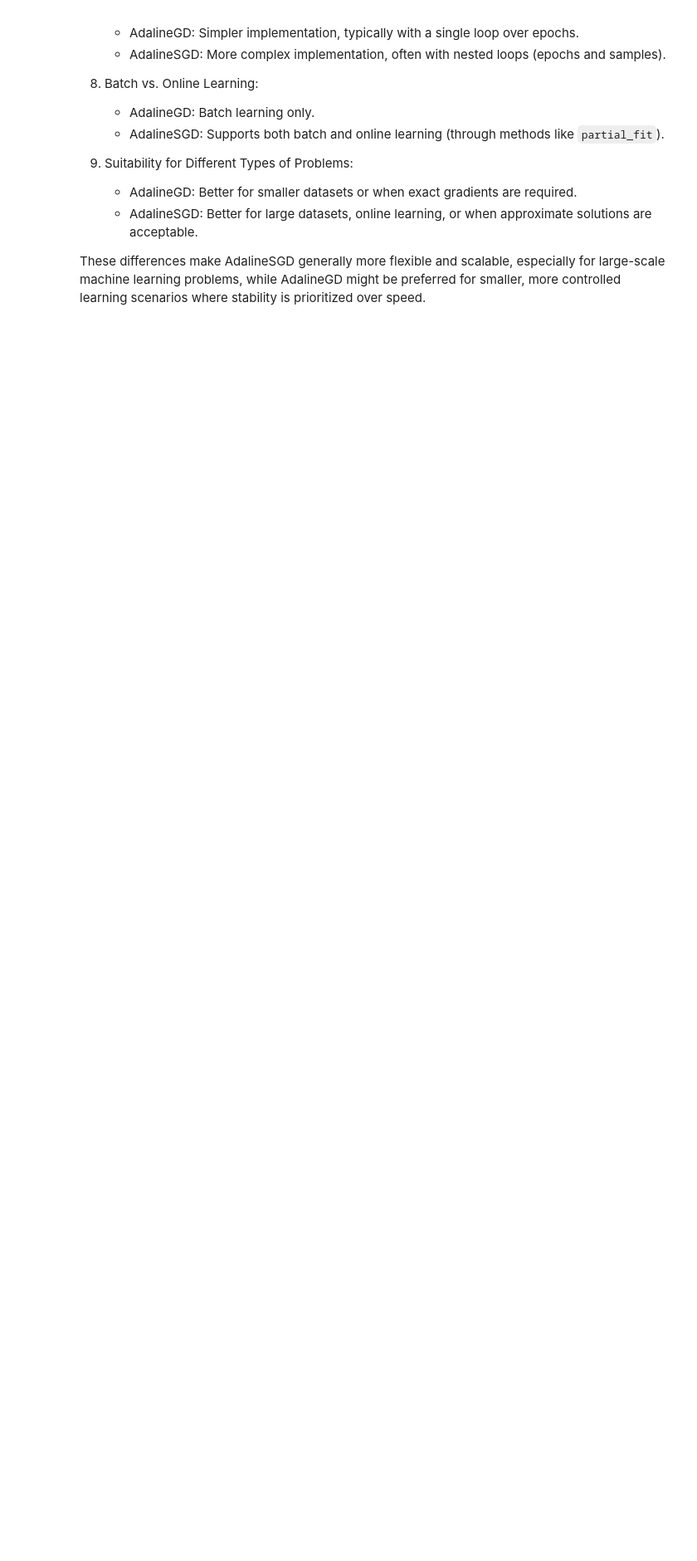
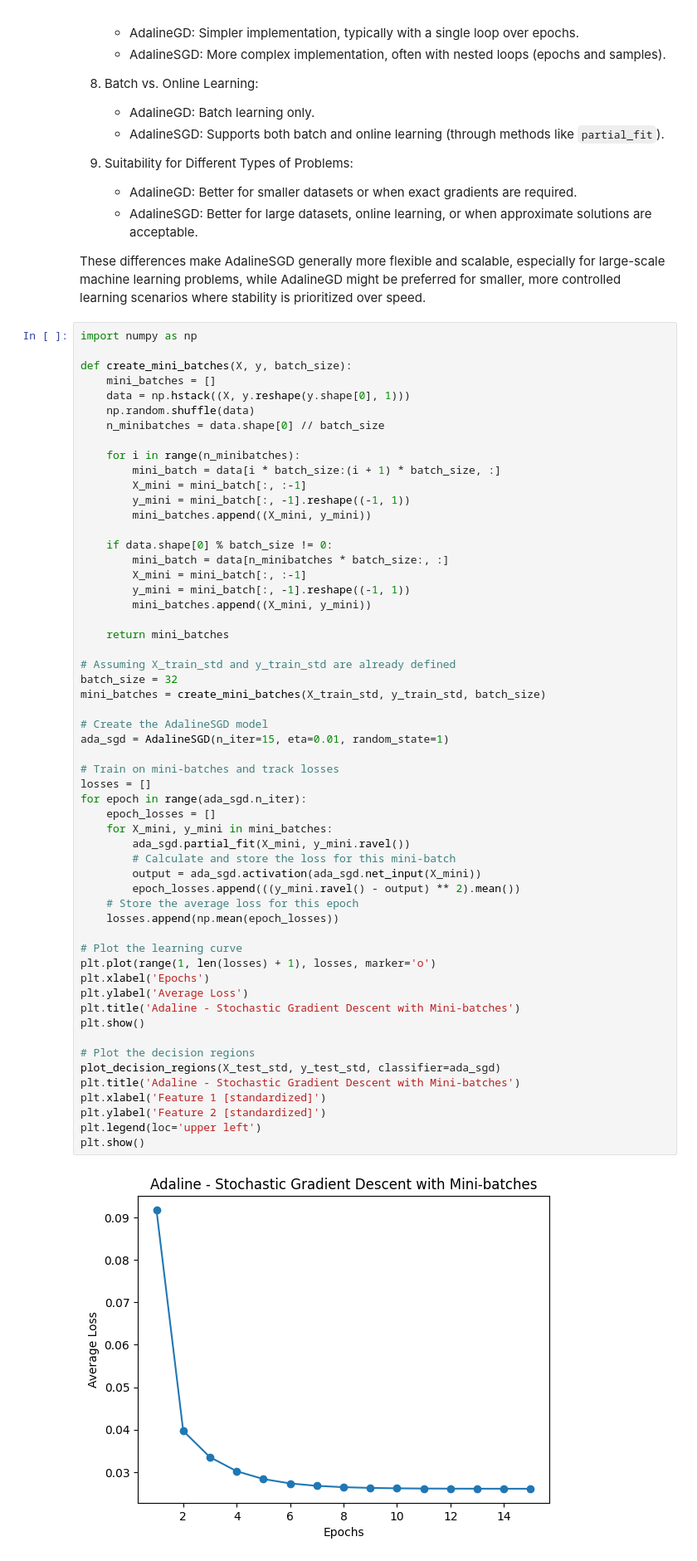
Before and after one commit to hieundx/ML-pytorch-sklearn, a Jupyter notebook: chapter 2/perceptron.ipynb, the cells around one changed output. Shown at 83% size. Cells and saved outputs as stored; diff of their text form; blank space fills up the shorter version.

Commit message:
mini batches gradient descent example

```diff
--- a/chapter 2/perceptron.ipynb
+++ b/chapter 2/perceptron.ipynb
@@ -387,3 +387,61 @@ The main differences between Adaline with Gradient Descent (GD) and Adaline with
    - AdalineSGD: Better for large datasets, online learning, or when approximate solutions are acceptable.
 
 These differences make AdalineSGD generally more flexible and scalable, especially for large-scale machine learning problems, while AdalineGD might be preferred for smaller, more controlled learning scenarios where stability is prioritized over speed.
+# %%
+import numpy as np
+
+def create_mini_batches(X, y, batch_size):
+    mini_batches = []
+    data = np.hstack((X, y.reshape(y.shape[0], 1)))
+    np.random.shuffle(data)
+    n_minibatches = data.shape[0] // batch_size
+
+    for i in range(n_minibatches):
+        mini_batch = data[i * batch_size:(i + 1) * batch_size, :]
+        X_mini = mini_batch[:, :-1]
+        y_mini = mini_batch[:, -1].reshape((-1, 1))
+        mini_batches.append((X_mini, y_mini))
+
+    if data.shape[0] % batch_size != 0:
+        mini_batch = data[n_minibatches * batch_size:, :]
+        X_mini = mini_batch[:, :-1]
+        y_mini = mini_batch[:, -1].reshape((-1, 1))
+        mini_batches.append((X_mini, y_mini))
+
+    return mini_batches
+
+# Assuming X_train_std and y_train_std are already defined
+batch_size = 32
+mini_batches = create_mini_batches(X_train_std, y_train_std, batch_size)
+
+# Create the AdalineSGD model
+ada_sgd = AdalineSGD(n_iter=15, eta=0.01, random_state=1)
+
+# Train on mini-batches and track losses
+losses = []
+for epoch in range(ada_sgd.n_iter):
+    epoch_losses = []
+    for X_mini, y_mini in mini_batches:
+        ada_sgd.partial_fit(X_mini, y_mini.ravel())
+        # Calculate and store the loss for this mini-batch
+        output = ada_sgd.activation(ada_sgd.net_input(X_mini))
+        epoch_losses.append(((y_mini.ravel() - output) ** 2).mean())
+    # Store the average loss for this epoch
+    losses.append(np.mean(epoch_losses))
+
+# Plot the learning curve
+plt.plot(range(1, len(losses) + 1), losses, marker='o')
+plt.xlabel('Epochs')
+plt.ylabel('Average Loss')
+plt.title('Adaline - Stochastic Gradient Descent with Mini-batches')
+plt.show()
+
+# Plot the decision regions
+plot_decision_regions(X_test_std, y_test_std, classifier=ada_sgd)
+plt.title('Adaline - Stochastic Gradient Descent with Mini-batches')
+plt.xlabel('Feature 1 [standardized]')
+plt.ylabel('Feature 2 [standardized]')
+plt.legend(loc='upper left')
+plt.show()
+# %% [output]
+[figure, added]
```
Also changed, not shown: parts of 2 cells of this notebook.
